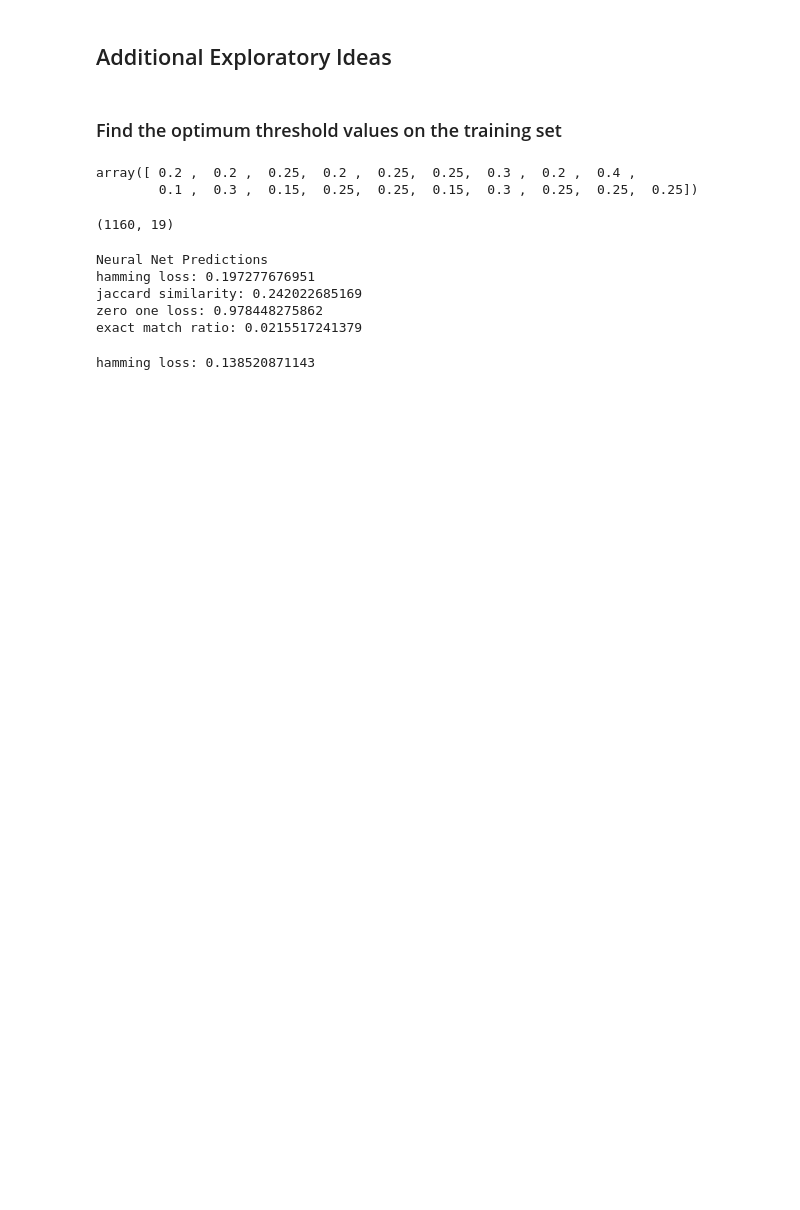
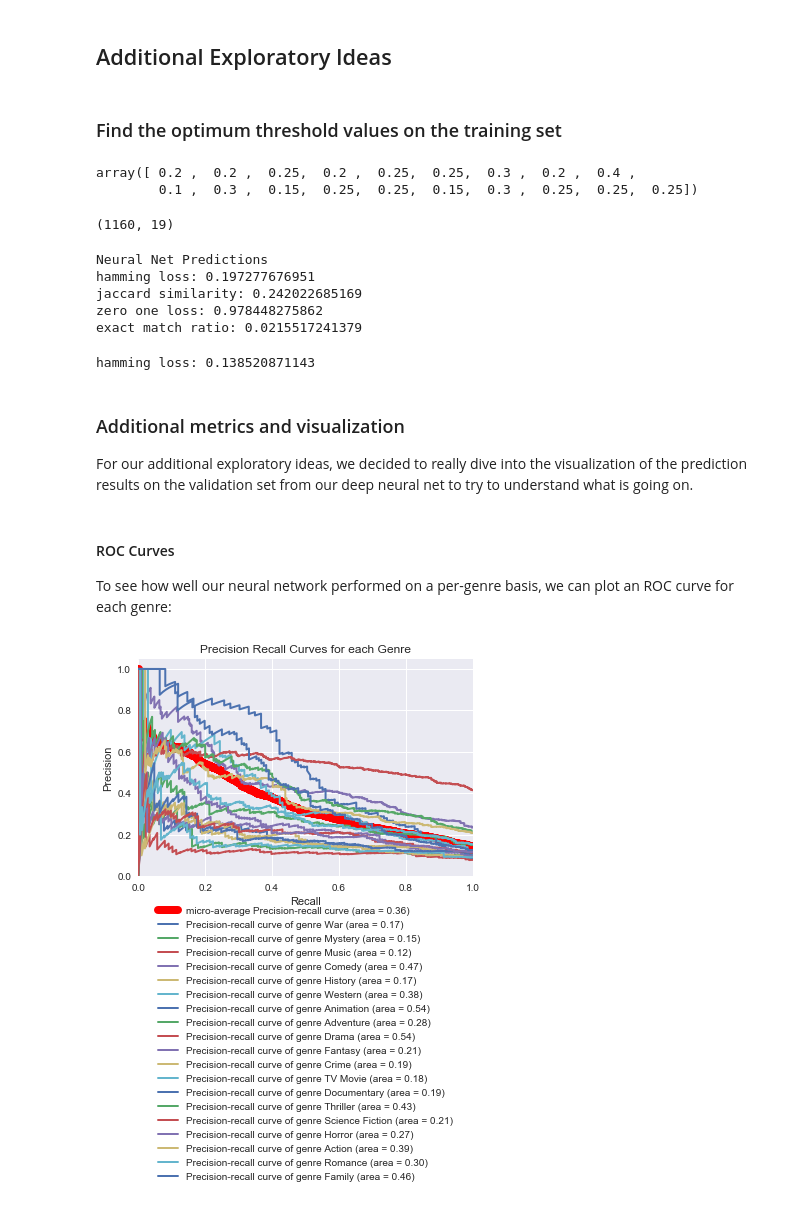
Before and after one commit to xueharry/cs109b-final-project, a Jupyter notebook: milestone4/Submission.ipynb, the cells around one changed output. Saved outputs shown, nothing was run; the diff lists cells and outputs as text; code cells hidden in the pictures; blank space fills up the shorter version.

```diff
--- a/milestone4/Submission.ipynb
+++ b/milestone4/Submission.ipynb
@@ -24,3 +22,11 @@ import sklearn.metrics as skmetrics
 
 import matplotlib.pyplot as plt
 %matplotlib inline
+
+import seaborn as sns
+sns.set_style("whitegrid")
+
+from itertools import cycle
+from sklearn.metrics import precision_score
+from sklearn.metrics import precision_recall_curve
+from sklearn.metrics import average_precision_score
@@ -534,3 +542,59 @@ all_zeros = np.zeros((1160, 19))
 print 'hamming loss:', skmetrics.hamming_loss(all_zeros, val_multilabels)
 # %% [output]
 hamming loss: 0.138520871143
+# %% [markdown]
+### Additional metrics and visualization
+For our additional exploratory ideas, we decided to really dive into the visualization of the prediction results on the validation set from our deep neural net to try to understand what is going on.
+# %%
+# Load actual and predicted multilabels on the validation dataset
+# Naive thresholding (>0.5 predicted as 1 for the genre)
+y_pred = np.load('data/y_pred.npy')
+# Raw probability estimates on validation set
+val_probs = np.load('data/val_probs.npy')
+# Thresholding using Matthew's correlation coefficient
+y_matthews = np.load('data/val_pred_thresholded.npy')
+y_actual = np.load('data/y_test.npy')
+# Genre names
+genre_names_index = pickle.load(open('data/cols.pkl', 'rb'))
+# %% [markdown]
+#### ROC Curves
+To see how well our neural network performed on a per-genre basis, we can plot an ROC curve for each genre:
+# %%
+# setup plot details
+lw = 2
+
+# Compute Precision-Recall and plot curve
+precision = dict()
+recall = dict()
+average_precision = dict()
+for i in range(y_actual.shape[1]):
+    precision[i], recall[i], _ = precision_recall_curve(y_actual[:,i],
+                                                        val_probs[:,i])
+    average_precision[i] = average_precision_score(y_actual[:, i], val_probs[:, i])
+
+# Compute micro-average ROC curve and ROC area
+precision["micro"], recall["micro"], _ = precision_recall_curve(y_actual.ravel(),
+    val_probs.ravel())
+average_precision["micro"] = average_precision_score(y_actual, val_probs,
+                                                     average="micro")
+
+
+# Plot Precision-Recall curve for each genre
+plt.clf()
+plt.plot(recall["micro"], precision["micro"], color='red', lw=8,
+         label='micro-average Precision-recall curve (area = {0:0.2f})'
+               ''.format(average_precision["micro"]))
+for i in range(y_actual.shape[1]):
+    plt.plot(recall[i], precision[i], lw=lw,
+             label='Precision-recall curve of genre {0} (area = {1:0.2f})'
+                   ''.format(genre_names_index[i], average_precision[i]))
+
+plt.xlim([0.0, 1.0])
+plt.ylim([0.0, 1.05])
+plt.xlabel('Recall')
+plt.ylabel('Precision')
+plt.title('Precision Recall Curves for each Genre')
+plt.legend(loc=9, bbox_to_anchor=(0.5, -0.1))
+plt.show()
+# %% [output]
+[figure, added]
```
Also changed, not shown: parts of 11 cells of this notebook.
